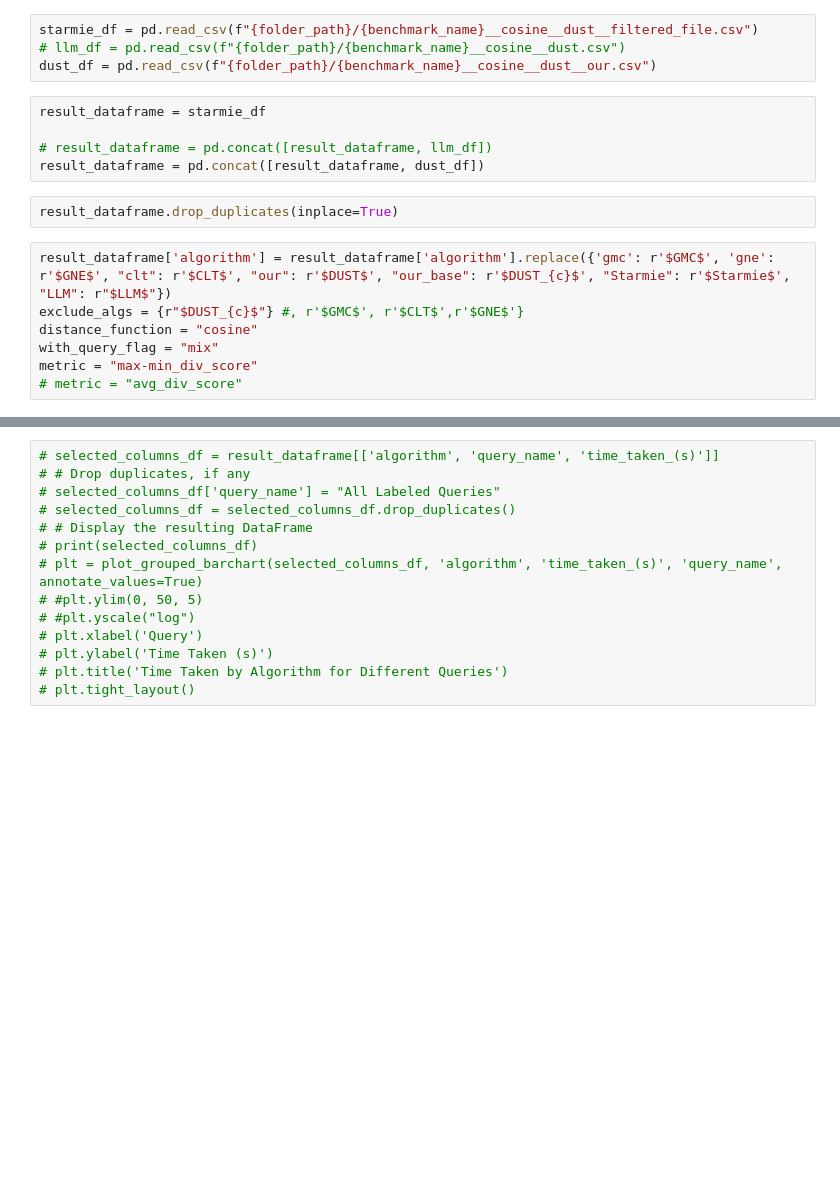
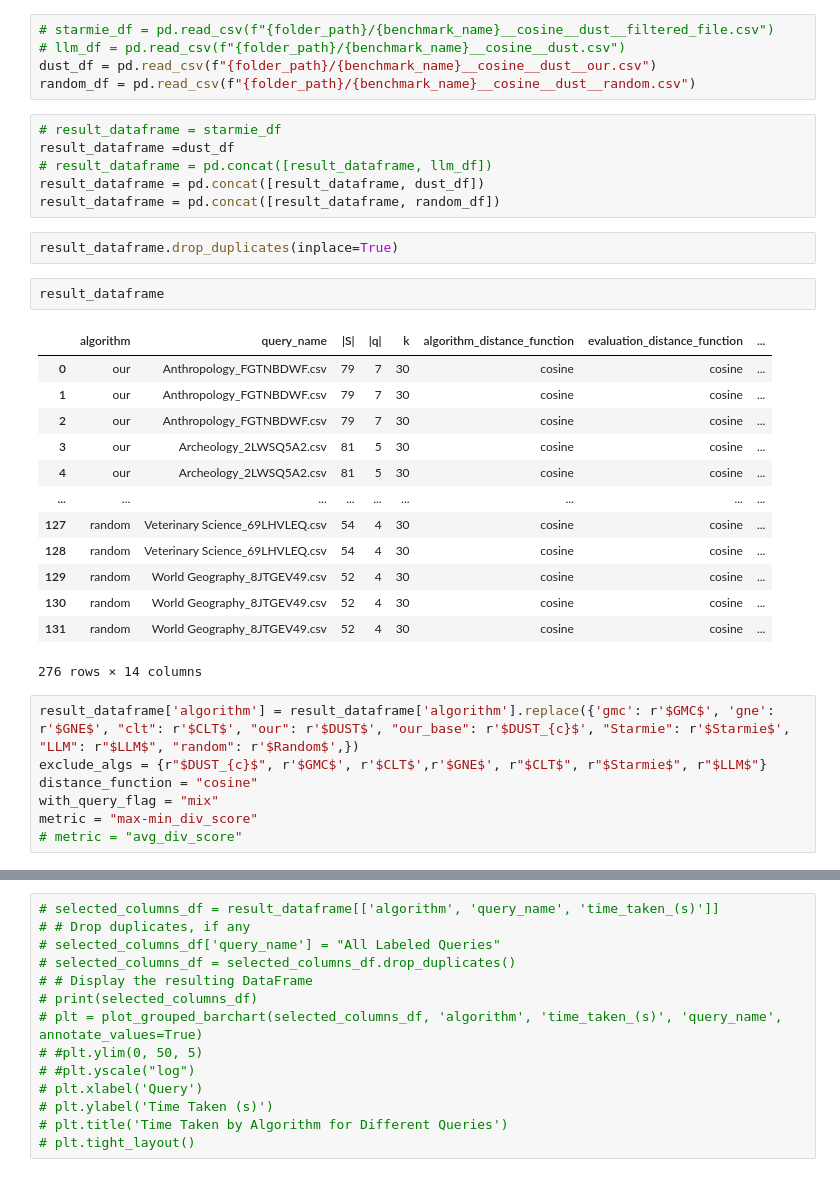
Before and after one commit to northeastern-datalab/dust, a Jupyter notebook: diversity_algorithms/generate_graphs.ipynb, the cells around one changed output, grey strips where cells are left out. Saved outputs shown, nothing was run; the diff lists cells and outputs as text; blank space fills up the shorter version.

```diff
--- a/diversity_algorithms/generate_graphs.ipynb
+++ b/diversity_algorithms/generate_graphs.ipynb
@@ -98,18 +98,36 @@ benchmark_name = 'labeled_benchmark'
 folder_path = r'final_stats'
 # %%
-starmie_df = pd.read_csv(f"{folder_path}/{benchmark_name}__cosine__dust__filtered_file.csv")
+# starmie_df = pd.read_csv(f"{folder_path}/{benchmark_name}__cosine__dust__filtered_file.csv")
 # llm_df = pd.read_csv(f"{folder_path}/{benchmark_name}__cosine__dust.csv")
 dust_df = pd.read_csv(f"{folder_path}/{benchmark_name}__cosine__dust__our.csv")
+random_df = pd.read_csv(f"{folder_path}/{benchmark_name}__cosine__dust__random.csv")
 # %%
-result_dataframe = starmie_df
-
+# result_dataframe = starmie_df
+result_dataframe =dust_df
 # result_dataframe = pd.concat([result_dataframe, llm_df])
 result_dataframe = pd.concat([result_dataframe, dust_df])
+result_dataframe = pd.concat([result_dataframe, random_df])
 # %%
 result_dataframe.drop_duplicates(inplace=True)
+# %%
+result_dataframe
+# %% [output]
+|  | algorithm | query_name | |S| | |q| | k | algorithm_distance_function | evaluation_distance_function | ... |
+| 0 | our | Anthropology_FGTNBDWF.csv | 79 | 7 | 30 | cosine | cosine | ... |
+| 1 | our | Anthropology_FGTNBDWF.csv | 79 | 7 | 30 | cosine | cosine | ... |
+| 2 | our | Anthropology_FGTNBDWF.csv | 79 | 7 | 30 | cosine | cosine | ... |
+| 3 | our | Archeology_2LWSQ5A2.csv | 81 | 5 | 30 | cosine | cosine | ... |
+| 4 | our | Archeology_2LWSQ5A2.csv | 81 | 5 | 30 | cosine | cosine | ... |
+| ... | ... | ... | ... | ... | ... | ... | ... | ... |
+| 127 | random | Veterinary Science_69LHVLEQ.csv | 54 | 4 | 30 | cosine | cosine | ... |
+| 128 | random | Veterinary Science_69LHVLEQ.csv | 54 | 4 | 30 | cosine | cosine | ... |
+| 129 | random | World Geography_8JTGEV49.csv | 52 | 4 | 30 | cosine | cosine | ... |
+| 130 | random | World Geography_8JTGEV49.csv | 52 | 4 | 30 | cosine | cosine | ... |
+| 131 | random | World Geography_8JTGEV49.csv | 52 | 4 | 30 | cosine | cosine | ... |
+276 rows × 14 columns
 # %%
-result_dataframe['algorithm'] = result_dataframe['algorithm'].replace({'gmc': r'$GMC$', 'gne': r'$GNE$', "clt": r'$CLT$', "our": r'$DUST$', "our_base": r'$DUST_{c}$', "Starmie": r'$Starmie$', "LLM": r"$LLM$"})
-exclude_algs = {r"$DUST_{c}$"} #, r'$GMC$', r'$CLT$',r'$GNE$'}
+result_dataframe['algorithm'] = result_dataframe['algorithm'].replace({'gmc': r'$GMC$', 'gne': r'$GNE$', "clt": r'$CLT$', "our": r'$DUST$', "our_base": r'$DUST_{c}$', "Starmie": r'$Starmie$', "LLM": r"$LLM$", "random": r'$Random$',})
+exclude_algs = {r"$DUST_{c}$", r'$GMC$', r'$CLT$',r'$GNE$', r"$CLT$", r"$Starmie$", r"$LLM$"}
 distance_function = "cosine"
 with_query_flag = "mix"
 metric = "max-min_div_score"
```
Also changed, not shown: parts of 8 cells of this notebook, 6 other files.
